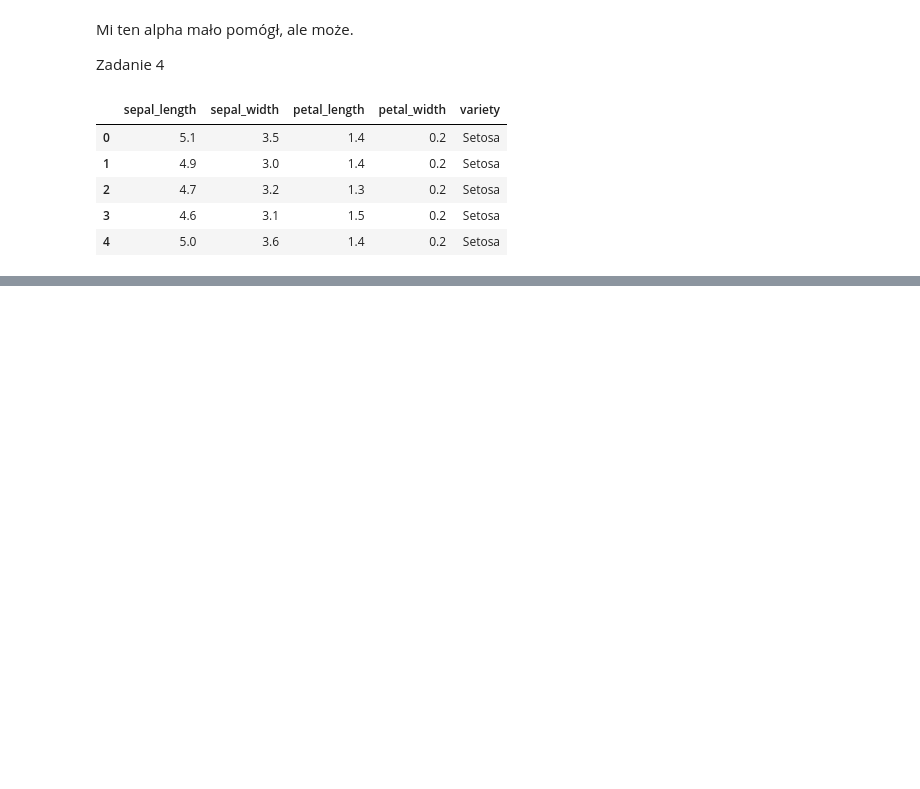
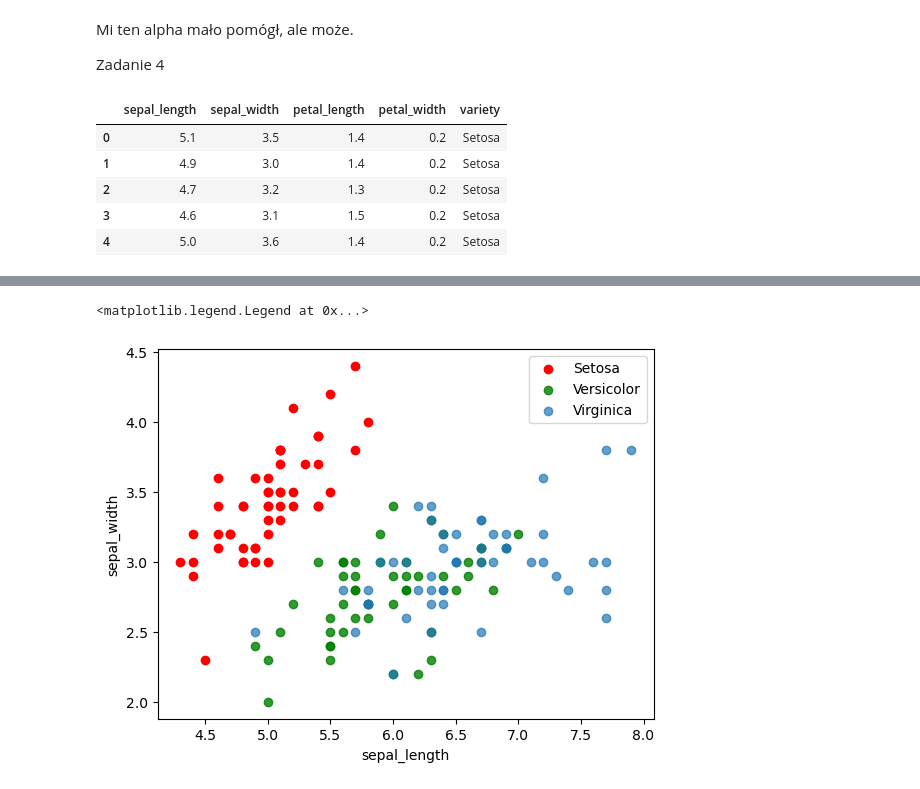
Before and after one commit to MichalBrodackiPJA/Eksploracja-i-Wizualizacja-Danych, a Jupyter notebook: Ćwiczenia 3/Lab - Wizualizacja.ipynb, the cells around one changed output, grey strips where cells are left out. Drawn from its saved outputs; the diff is of its cells as text; code cells hidden in the pictures; blank space fills up the shorter version.

```diff
--- a/Ćwiczenia 3/Lab - Wizualizacja.ipynb
+++ b/Ćwiczenia 3/Lab - Wizualizacja.ipynb
@@ -409,0 +422,14 @@ InvalidIndexError: (slice(None, None, None), 0)
+# %%
+Setosa_df = iris[iris["variety"]=='Setosa']
+Versicolor_df = iris[iris["variety"]=='Versicolor']
+Virginica_df = iris[iris["variety"]=='Virginica']
+
+plt.scatter(Setosa_df[Setosa_df.columns[0]],Setosa_df[Setosa_df.columns[1]], color='red', label="Setosa")
+plt.scatter(Versicolor_df[Versicolor_df.columns[0]],Versicolor_df[Versicolor_df.columns[1]], color='green', alpha=0.8, label="Versicolor")
+plt.scatter(Virginica_df[Virginica_df.columns[0]],Virginica_df[Virginica_df.columns[1]], alpha=0.7, label="Virginica")
+plt.xlabel(iris.columns[0])
+plt.ylabel(iris.columns[1])
+plt.legend()
+# %% [output]
+<matplotlib.legend.Legend at 0x...>
+[figure, added]
```
Also changed, not shown: parts of 5 cells of this notebook, 1 other file.
